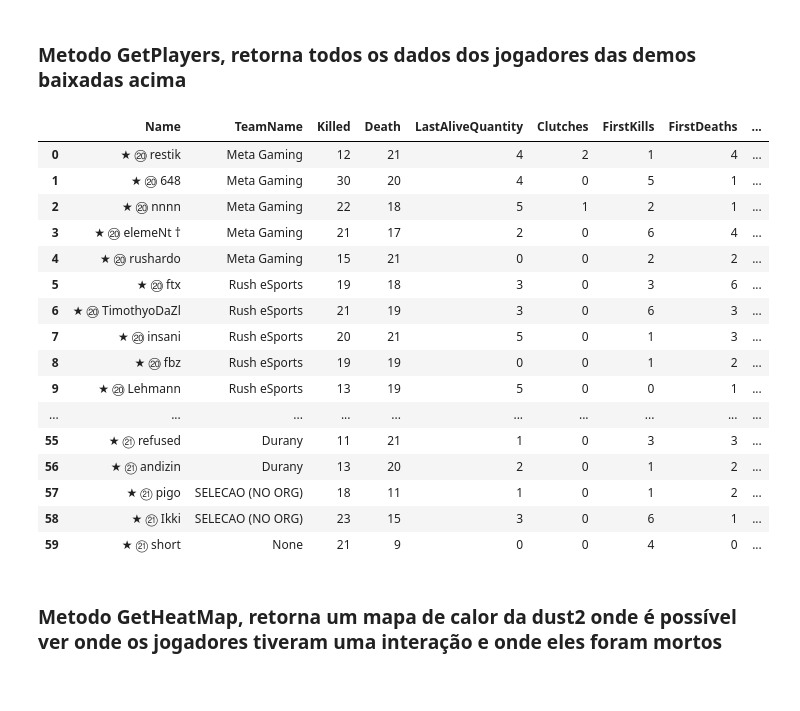
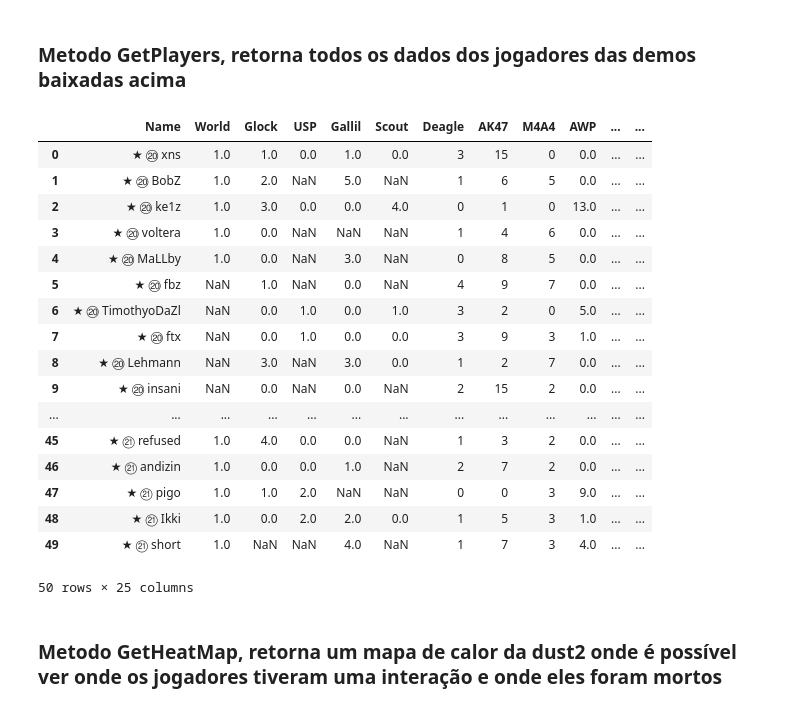
Before and after one commit to Murilobdo/DemoCSGO_API, a Jupyter notebook: Jupyter_Notebook/TCC_Notebook.ipynb, the cells around one changed output. Cells and saved outputs as stored; diff of their text form; code cells hidden in the pictures.

Commit message:
Jupyter - Exibindo um dataFrame com o nome do jogador e as mortes que efetuou na partida e sua arma

```diff
--- a/Jupyter_Notebook/TCC_Notebook.ipynb
+++ b/Jupyter_Notebook/TCC_Notebook.ipynb
@@ -20,7 +21,7 @@ url_api = "https://localhost:44346/v1/Demo/"
 
 Será feito o download de mais de 450 demos e armazenadas em um json para maior facilidade de manuseio
 # %%
-ligas = pd.read_csv("ligas_gc_2021.csv", sep=',')
+ligas = pd.read_csv("./ligas_gc_2021.csv", sep=',')
 index = 1;
 start = time.time()
 
@@ -52,6 +53,9 @@ for link in ligas['demo']:
 
     index+=1;
 
+    if index > 5:
+        break
+
 end = time.time()
 tempoDecorrido = end - start
 print("Todas as partidas baixadas em " + str(tempoDecorrido) + "s")
@@ -61,28 +70,51 @@ KeyboardInterrupt:
+# %%
+def GetNamesWeapon(data):
+    result = ['Name']
+    for player in data:
+        for weapon in player['Weapons']:
+            if weapon['NameWeapon'] not in result:
+                result.append(weapon['NameWeapon'])
+    return result
+
+def GetInfoWeaponPlayer(name, weapons):
+    dic = {weapon['NameWeapon']: weapon['KillQuantity'] for weapon in weapons }
+    dic['Name'] = name
+    return dic
 # %% [markdown]
 ## Agora vamos consumir a API e seus métodos
 # %% [markdown]
 ### Metodo GetPlayers, retorna todos os dados dos jogadores das demos baixadas acima
-# %%
-content = rq.get(url_api + "GetPlayers", verify=False).content
-pd.read_json(content)
-# %% [output]
-|  | Name | TeamName | Killed | Death | LastAliveQuantity | Clutches | FirstKills | FirstDeaths | ... |
-| 0 | ★ ⑳ restik | Meta Gaming | 12 | 21 | 4 | 2 | 1 | 4 | ... |
-| 1 | ★ ⑳ 648 | Meta Gaming | 30 | 20 | 4 | 0 | 5 | 1 | ... |
-| 2 | ★ ⑳ nnnn | Meta Gaming | 22 | 18 | 5 | 1 | 2 | 1 | ... |
-| 3 | ★ ⑳ elemeNt † | Meta Gaming | 21 | 17 | 2 | 0 | 6 | 4 | ... |
-| 4 | ★ ⑳ rushardo | Meta Gaming | 15 | 21 | 0 | 0 | 2 | 2 | ... |
-| 5 | ★ ⑳ ftx | Rush eSports | 19 | 18 | 3 | 0 | 3 | 6 | ... |
-| 6 | ★ ⑳ TimothyoDaZl | Rush eSports | 21 | 19 | 3 | 0 | 6 | 3 | ... |
-| 7 | ★ ⑳ insani | Rush eSports | 20 | 21 | 5 | 0 | 1 | 3 | ... |
-| 8 | ★ ⑳ fbz | Rush eSports | 19 | 19 | 0 | 0 | 1 | 2 | ... |
-| 9 | ★ ⑳ Lehmann | Rush eSports | 13 | 19 | 5 | 0 | 0 | 1 | ... |
-| ... | ... | ... | ... | ... | ... | ... | ... | ... | ... |
-| 55 | ★ ㉑ refused | Durany | 11 | 21 | 1 | 0 | 3 | 3 | ... |
-| 56 | ★ ㉑ andizin | Durany | 13 | 20 | 2 | 0 | 1 | 2 | ... |
-| 57 | ★ ㉑ pigo | SELECAO (NO ORG) | 18 | 11 | 1 | 0 | 1 | 2 | ... |
-| 58 | ★ ㉑ Ikki | SELECAO (NO ORG) | 23 | 15 | 3 | 0 | 6 | 1 | ... |
-| 59 | ★ ㉑ short | None | 21 | 9 | 0 | 0 | 4 | 0 | ... |
+# %%
+jsonResult = json.loads(rq.get(url_api + "GetPlayers", verify=False).content)
+
+playerWeaponsArray = []
+
+#pego o nome de todas as armas para fazer de colunas
+weaponsArray = GetNamesWeapon(jsonResult)
+
+for player in jsonResult:
+    playerWeaponsArray.append(GetInfoWeaponPlayer(player['Name'], player['Weapons']))
+
+pd.DataFrame(data=playerWeaponsArray, columns=weaponsArray)
+# %% [output]
+|  | Name | World | Glock | USP | Gallil | Scout | Deagle | AK47 | M4A4 | AWP | ... | ... |
+| 0 | ★ ⑳ xns | 1.0 | 1.0 | 0.0 | 1.0 | 0.0 | 3 | 15 | 0 | 0.0 | ... | ... |
+| 1 | ★ ⑳ BobZ | 1.0 | 2.0 | NaN | 5.0 | NaN | 1 | 6 | 5 | 0.0 | ... | ... |
+| 2 | ★ ⑳ ke1z | 1.0 | 3.0 | 0.0 | 0.0 | 4.0 | 0 | 1 | 0 | 13.0 | ... | ... |
+| 3 | ★ ⑳ voltera | 1.0 | 0.0 | NaN | NaN | NaN | 1 | 4 | 6 | 0.0 | ... | ... |
+| 4 | ★ ⑳ MaLLby | 1.0 | 0.0 | NaN | 3.0 | NaN | 0 | 8 | 5 | 0.0 | ... | ... |
+| 5 | ★ ⑳ fbz | NaN | 1.0 | NaN | 0.0 | NaN | 4 | 9 | 7 | 0.0 | ... | ... |
+| 6 | ★ ⑳ TimothyoDaZl | NaN | 0.0 | 1.0 | 0.0 | 1.0 | 3 | 2 | 0 | 5.0 | ... | ... |
+| 7 | ★ ⑳ ftx | NaN | 0.0 | 1.0 | 0.0 | 0.0 | 3 | 9 | 3 | 1.0 | ... | ... |
+| 8 | ★ ⑳ Lehmann | NaN | 3.0 | NaN | 3.0 | 0.0 | 1 | 2 | 7 | 0.0 | ... | ... |
+| 9 | ★ ⑳ insani | NaN | 0.0 | NaN | 0.0 | NaN | 2 | 15 | 2 | 0.0 | ... | ... |
+| ... | ... | ... | ... | ... | ... | ... | ... | ... | ... | ... | ... | ... |
+| 45 | ★ ㉑ refused | 1.0 | 4.0 | 0.0 | 0.0 | NaN | 1 | 3 | 2 | 0.0 | ... | ... |
+| 46 | ★ ㉑ andizin | 1.0 | 0.0 | 0.0 | 1.0 | NaN | 2 | 7 | 2 | 0.0 | ... | ... |
+| 47 | ★ ㉑ pigo | 1.0 | 1.0 | 2.0 | NaN | NaN | 0 | 0 | 3 | 9.0 | ... | ... |
+| 48 | ★ ㉑ Ikki | 1.0 | 0.0 | 2.0 | 2.0 | 0.0 | 1 | 5 | 3 | 1.0 | ... | ... |
+| 49 | ★ ㉑ short | 1.0 | NaN | NaN | 4.0 | NaN | 1 | 7 | 3 | 4.0 | ... | ... |
+50 rows × 25 columns
 # %% [markdown]
 ### Metodo GetHeatMap, retorna um mapa de calor da dust2 onde é possível ver onde os jogadores tiveram uma interação e onde eles foram mortos
 # %%
```
Also changed, not shown: parts of 3 cells of this notebook, 3 other files.
